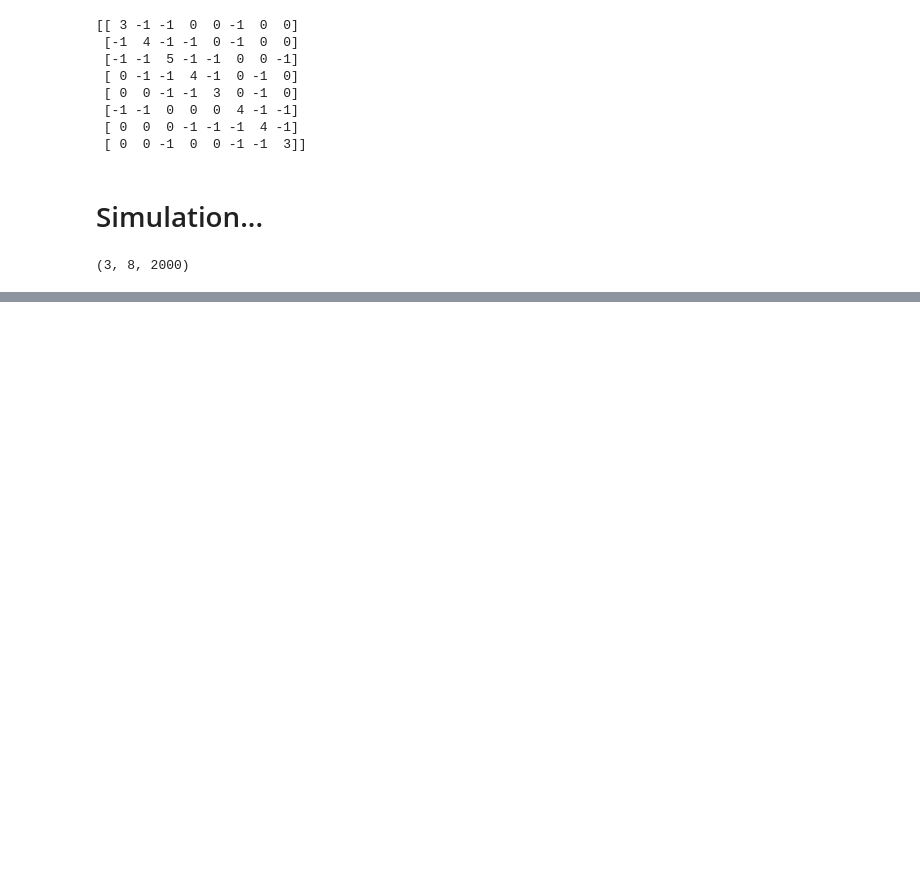
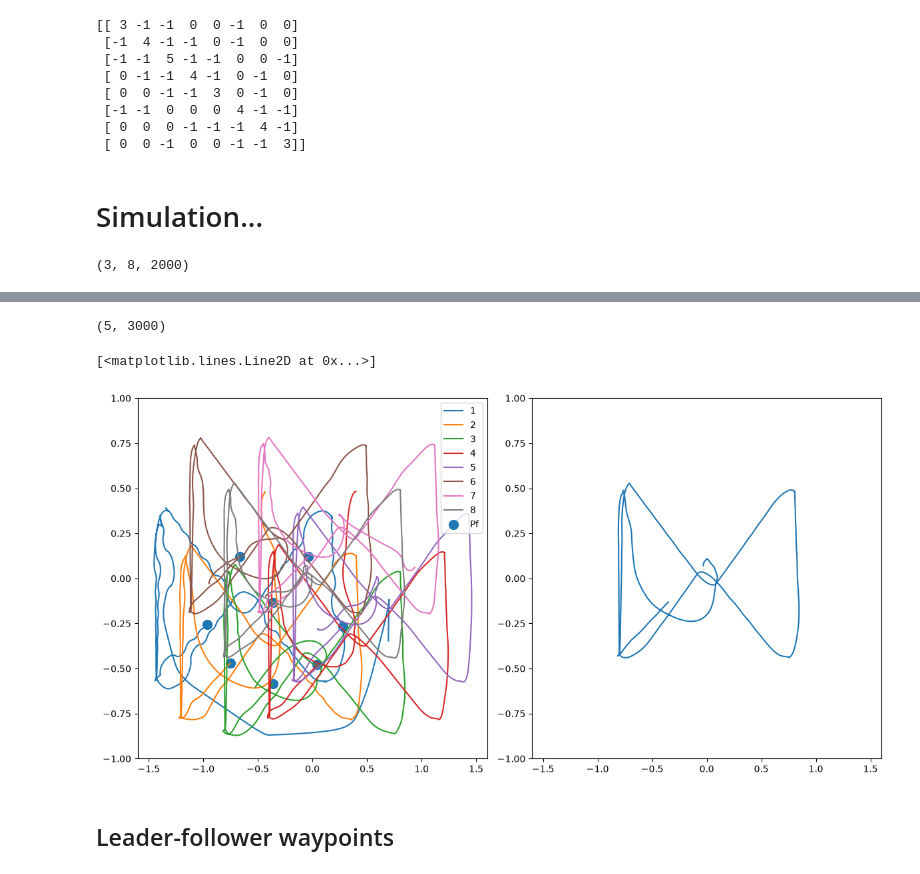
Before and after one commit to arunv54/MAE6870_hw3, a Jupyter notebook: bin/formation_a.ipynb, the cells around one changed output, grey strips where cells are left out. Cells and saved outputs as stored; diff of their text form; code cells hidden in the pictures; blank space fills up the shorter version.

```diff
--- a/bin/formation_a.ipynb
+++ b/bin/formation_a.ipynb
@@ -150,0 +150,22 @@ array([[-0.3 , -0.85],
+# %%
+positions_1b = np.load('../data/leader_follower_displacement_smile.npy')
+center_1b = np.load('../data/leader_follower_displacement_smile_centers.npy')
+# %%
+fig, (ax, ax2)= plt.subplots(1,2, figsize=(12,6),layout='tight')
+ax.set_xlim(-1.6,1.6)
+ax.set_ylim(-1,1)
+for i in range(positions_1b.shape[1]):
+    ax.plot(positions_1b[0,i,:],positions_1b[1,i,:], label=f'{i+1}')
+ax.scatter(positions_1b[0,:,-1],positions_1b[1,:,-1], s=100, label = 'Pf')
+ax.legend()
+
+print(center_1b.shape)
+ax2.set_xlim(-1.6,1.6)
+ax2.set_ylim(-1,1)
+ax2.plot(center_1b[3,:],center_1b[4,:])
+# %% [output]
+(5, 3000)
+[<matplotlib.lines.Line2D at 0x...>]
+[figure, added]
+# %% [markdown]
+## Leader-follower waypoints
```
Also changed, not shown: parts of 8 cells of this notebook, 3 other files.
